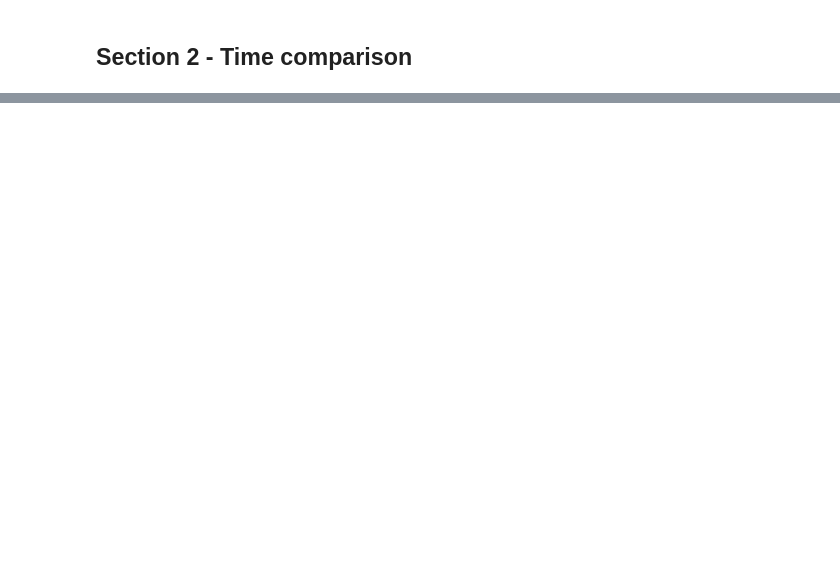
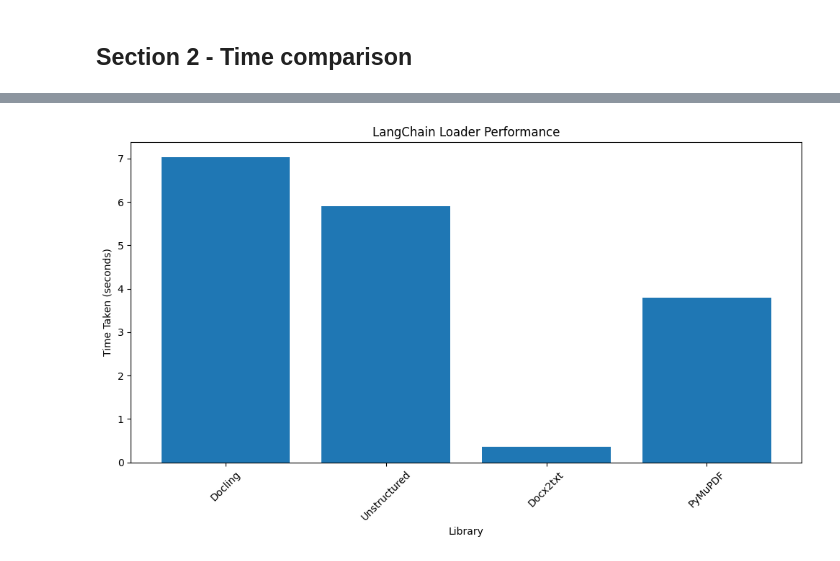
Before and after one commit to drAbreu/python-playground, a Jupyter notebook: comparing_document_analysis_tools/comparing_performance.ipynb, the cells around one changed output, grey strips where cells are left out. Saved outputs shown, nothing was run; the diff lists cells and outputs as text; code cells hidden in the pictures; blank space fills up the shorter version.

```diff
--- a/comparing_document_analysis_tools/comparing_performance.ipynb
+++ b/comparing_document_analysis_tools/comparing_performance.ipynb
@@ -189,0 +279,12 @@ AttributeError: 'ConversionResult' object has no attribute 'export_to_markdown'
+# %%
+# Plot LangChain Loader Performance
+plt.figure(figsize=(10, 6))
+plt.bar(langchain_timings.keys(), langchain_timings.values())
+plt.xlabel("Library")
+plt.ylabel("Time Taken (seconds)")
+plt.title("LangChain Loader Performance")
+plt.xticks(rotation=45)
+plt.tight_layout()
+plt.show()
+# %% [output]
+[figure, added]
```
Also changed, not shown: parts of 7 cells of this notebook.
